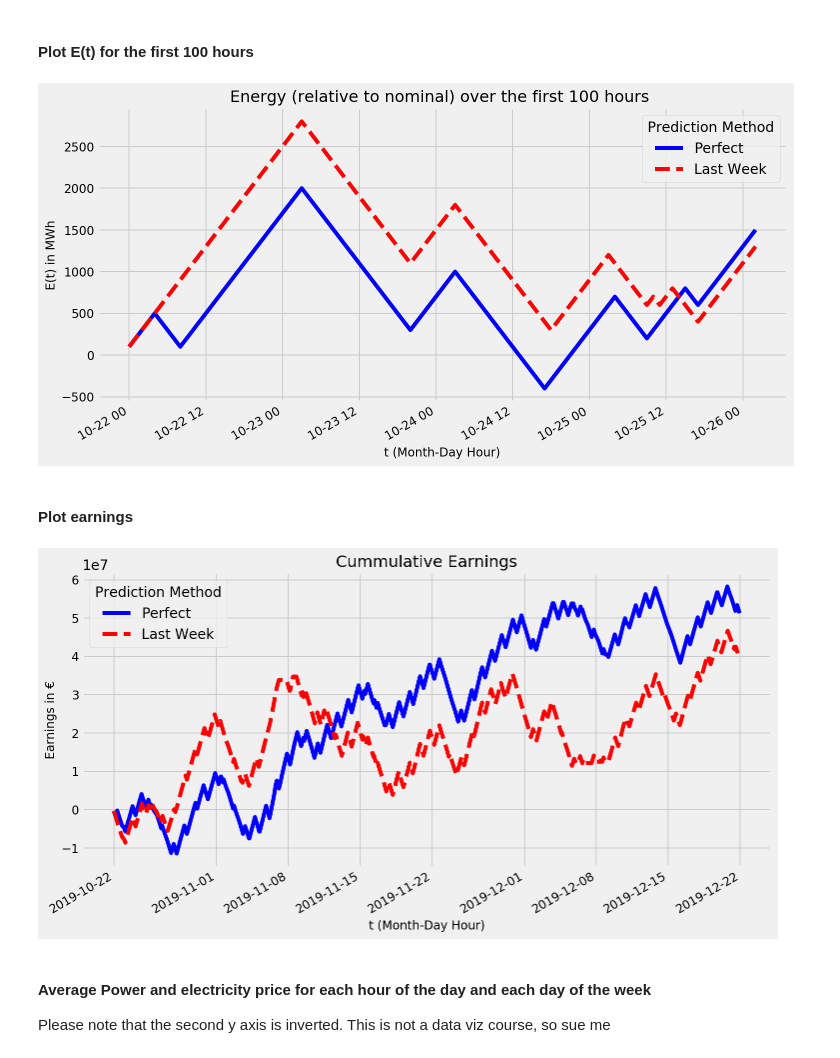
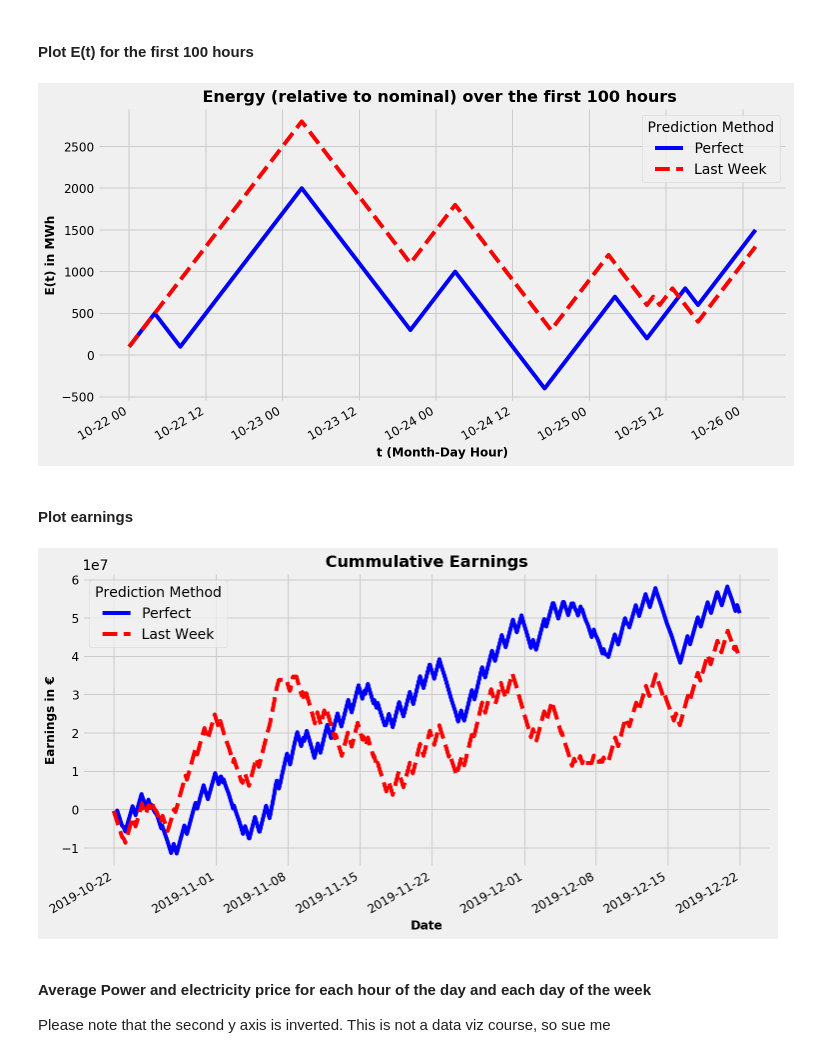
Before and after one commit to lukasbahr/pom, a Jupyter notebook: dsm/dsm.ipynb, the cells around one changed output. Cells and saved outputs as stored; diff of their text form; code cells hidden in the pictures.

```diff
--- a/dsm/dsm.ipynb
+++ b/dsm/dsm.ipynb
@@ -405,26 +405,26 @@ powerAx.legend(['Perfect', 'Last Week'], title = "Prediction Method")
 # %%
 #Create Energy Plot
 energyFig, energyAx = plt.subplots(figsize = (11,6))
-energyAx.set_title("Energy (relative to nominal) over the first 100 hours ", fontsize = 16)
-energyAx.set_xlabel("t (Month-Day Hour)", fontsize = 12)
-energyAx.set_ylabel("E(t) in MWh", fontsize = 12)
+energyAx.set_title("Energy (relative to nominal) over the first 100 hours ", fontsize = 16, fontweight = 'bold')
+energyAx.set_xlabel("t (Month-Day Hour)", fontsize = 12, fontweight = 'bold')
+energyAx.set_ylabel("E(t) in MWh", fontsize = 12, fontweight = 'bold')
 energyAx.tick_params(axis = 'both', labelsize = 12)
 #Plot Data onto the axes
 energyAx.plot(plotframe.iloc[0:99].index, plotframe['PerfectEnergy'].iloc[0:99], 'b')
 energyAx.plot(plotframe.iloc[0:99].index, plotframe['LastWeekEnergy'].iloc[0:99], 'r', linestyle = 'dashed')
 #Fill legend
 energyAx.legend(['Perfect', 'Last Week'], title = "Prediction Method")
 energyFig.autofmt_xdate(rotation = 30)
 # %% [output]
-[figure, old version]
+[figure, new version]
 # %% [markdown]
 #### Plot earnings
 # %%
 #Create earnings plot
 earningsFig, earningsAx = plt.subplots(figsize = (11,6))
-earningsAx.set_title("Cummulative Earnings", fontsize = 16)
-earningsAx.set_xlabel("t (Month-Day Hour)", fontsize = 12)
-earningsAx.set_ylabel("Earnings in €", fontsize = 12)
+earningsAx.set_title("Cummulative Earnings", fontsize = 16, fontweight = 'bold')
+earningsAx.set_xlabel("Date", fontsize = 12, fontweight = 'bold')
+earningsAx.set_ylabel("Earnings in €", fontsize = 12, fontweight = 'bold')
 earningsAx.tick_params(axis = 'both', labelsize = 12)
 #Plot Data onto the axes
 earningsAx.plot(plotframe.index, plotframe['PerfectEarnings'], 'b')
@@ -433,7 +433,7 @@ earningsAx.plot(plotframe.index, plotframe['LastWeekEarnings'], 'r', linestyle =
 earningsAx.legend(['Perfect', 'Last Week'], title = "Prediction Method")
 earningsFig.autofmt_xdate(rotation = 30)
 # %% [output]
-[figure, old version]
+[figure, new version]
 # %% [markdown]
 #### Average Power and electricity price for each hour of the day and each day of the week
 Please note that the second y axis is inverted. This is not a data viz course, so sue me
```
Also changed, not shown: parts of 4 cells of this notebook.
